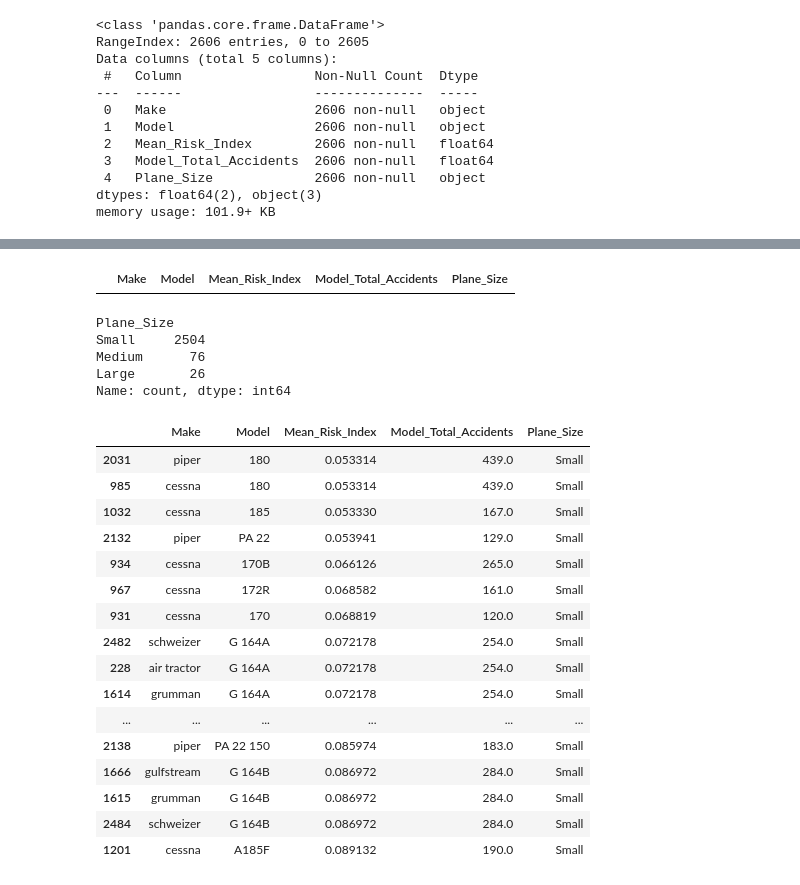
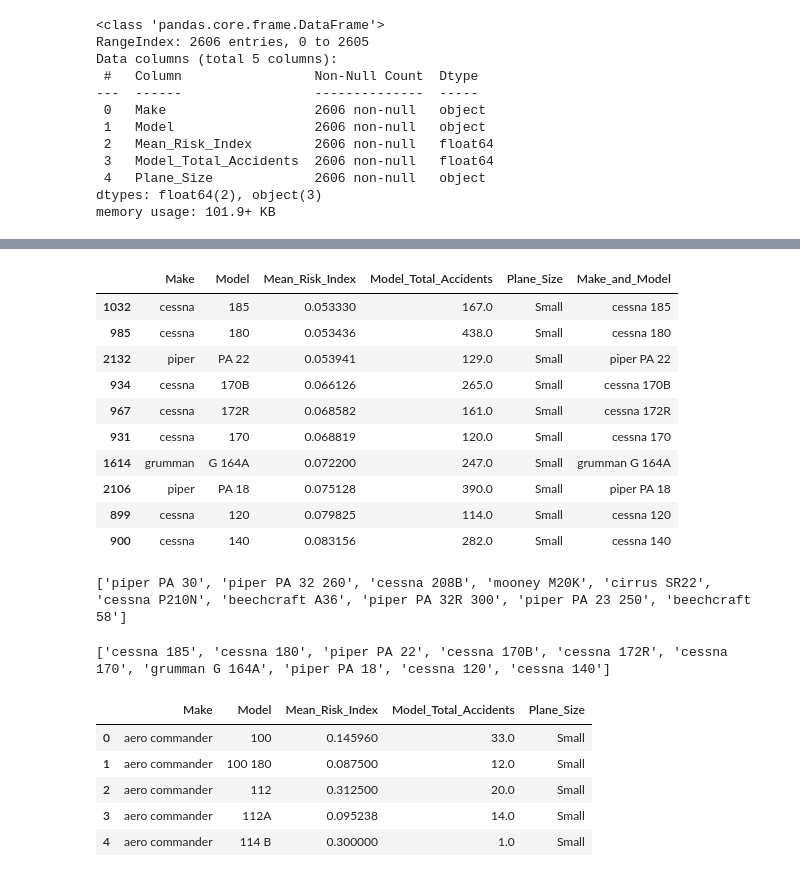
Before and after one commit to williambguo/ds-project1, a Jupyter notebook: Notebooks/index.ipynb, the cells around one changed output, grey strips where cells are left out. Drawn from its saved outputs; the diff is of its cells as text; code cells hidden in the pictures.

```diff
--- a/Notebooks/index.ipynb
+++ b/Notebooks/index.ipynb
@@ -52,33 +54,18 @@ Small    94
 Name: count, dtype: int64
-# %%
-df_safest.loc[df_safest['Plane_Size'] == 'Large']
-# %% [output]
-|  | Make | Model | Mean_Risk_Index | Model_Total_Accidents | Plane_Size |
-# %%
-df['Plane_Size'].value_counts()
-# %% [output]
-Plane_Size
-Small     2504
-Medium      76
-Large       26
-Name: count, dtype: int64
+# %%
+df_safest['Make_and_Model'] = df_safest['Make'] + ' ' + df_safest['Model']
+df['Make_and_Model'] = df['Make'] + ' ' + df['Model']
 # %%
-df_safest[:20]
+df_safest[:10]
 # %% [output]
-|  | Make | Model | Mean_Risk_Index | Model_Total_Accidents | Plane_Size |
-| 2031 | piper | 180 | 0.053314 | 439.0 | Small |
-| 985 | cessna | 180 | 0.053314 | 439.0 | Small |
-| 1032 | cessna | 185 | 0.053330 | 167.0 | Small |
-| 2132 | piper | PA 22 | 0.053941 | 129.0 | Small |
-| 934 | cessna | 170B | 0.066126 | 265.0 | Small |
-| 967 | cessna | 172R | 0.068582 | 161.0 | Small |
-| 931 | cessna | 170 | 0.068819 | 120.0 | Small |
-| 2482 | schweizer | G 164A | 0.072178 | 254.0 | Small |
-| 228 | air tractor | G 164A | 0.072178 | 254.0 | Small |
-| 1614 | grumman | G 164A | 0.072178 | 254.0 | Small |
-| ... | ... | ... | ... | ... | ... |
-| 2138 | piper | PA 22 150 | 0.085974 | 183.0 | Small |
-| 1666 | gulfstream | G 164B | 0.086972 | 284.0 | Small |
-| 1615 | grumman | G 164B | 0.086972 | 284.0 | Small |
-| 2484 | schweizer | G 164B | 0.086972 | 284.0 | Small |
-| 1201 | cessna | A185F | 0.089132 | 190.0 | Small |
+|  | Make | Model | Mean_Risk_Index | Model_Total_Accidents | Plane_Size | Make_and_Model |
+| 1032 | cessna | 185 | 0.053330 | 167.0 | Small | cessna 185 |
+| 985 | cessna | 180 | 0.053436 | 438.0 | Small | cessna 180 |
+| 2132 | piper | PA 22 | 0.053941 | 129.0 | Small | piper PA 22 |
+| 934 | cessna | 170B | 0.066126 | 265.0 | Small | cessna 170B |
+| 967 | cessna | 172R | 0.068582 | 161.0 | Small | cessna 172R |
+| 931 | cessna | 170 | 0.068819 | 120.0 | Small | cessna 170 |
+| 1614 | grumman | G 164A | 0.072200 | 247.0 | Small | grumman G 164A |
+| 2106 | piper | PA 18 | 0.075128 | 390.0 | Small | piper PA 18 |
+| 899 | cessna | 120 | 0.079825 | 114.0 | Small | cessna 120 |
+| 900 | cessna | 140 | 0.083156 | 282.0 | Small | cessna 140 |
@@ -84,0 +76,17 @@ df_safest[:20]
+# %%
+print(bottom_ten)
+# %% [output]
+['piper PA 30', 'piper PA 32 260', 'cessna 208B', 'mooney M20K', 'cirrus SR22', 'cessna P210N', 'beechcraft A36', 'piper PA 32R 300', 'piper PA 23 250', 'beechcraft 58']
+# %%
+print(top_ten)
+# %% [output]
+['cessna 185', 'cessna 180', 'piper PA 22', 'cessna 170B', 'cessna 172R', 'cessna 170', 'grumman G 164A', 'piper PA 18', 'cessna 120', 'cessna 140']
+# %%
+df.head()
+# %% [output]
+|  | Make | Model | Mean_Risk_Index | Model_Total_Accidents | Plane_Size |
+| 0 | aero commander | 100 | 0.145960 | 33.0 | Small |
+| 1 | aero commander | 100 180 | 0.087500 | 12.0 | Small |
+| 2 | aero commander | 112 | 0.312500 | 20.0 | Small |
+| 3 | aero commander | 112A | 0.095238 | 14.0 | Small |
+| 4 | aero commander | 114 B | 0.300000 | 1.0 | Small |
```
Also changed, not shown: parts of 6 cells of this notebook, 2 other files.
